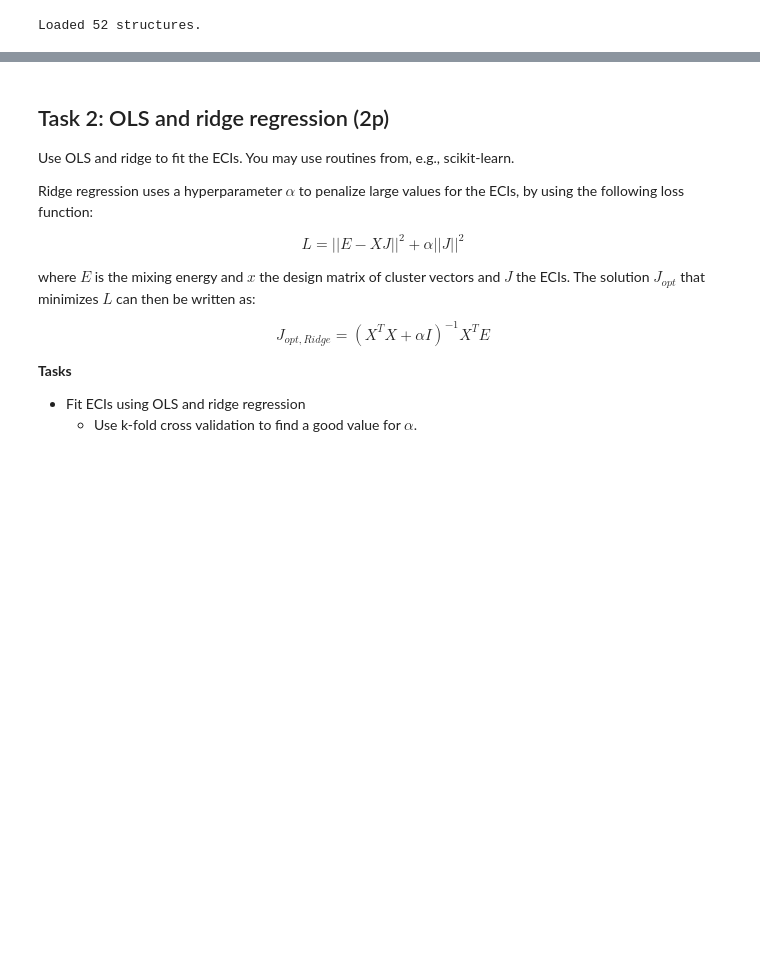
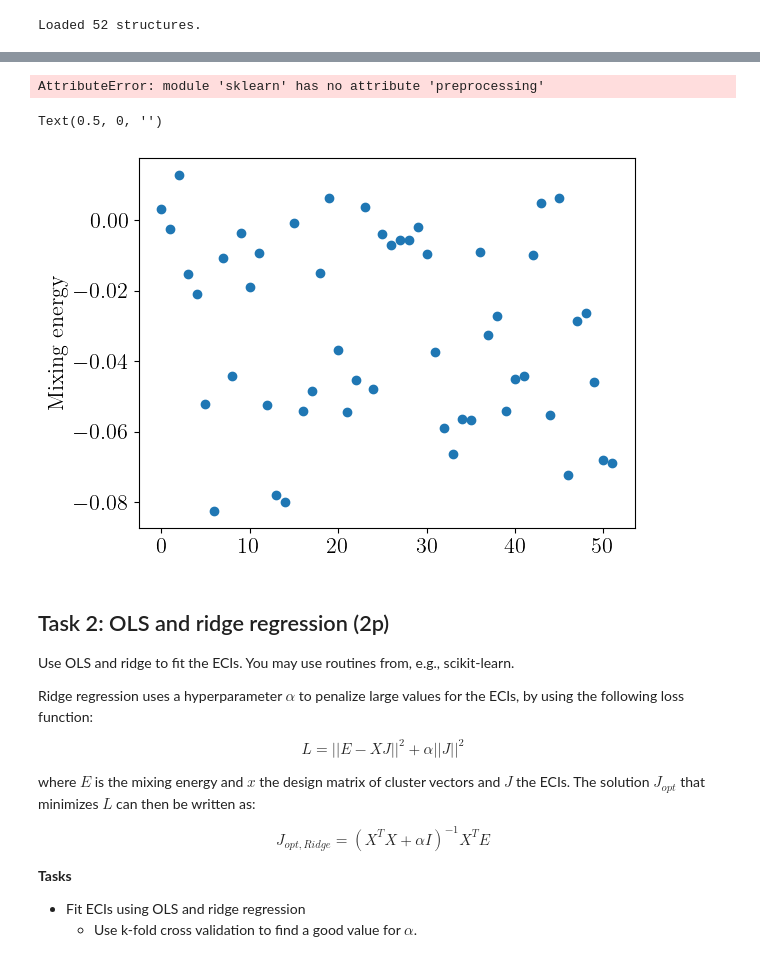
Before and after one commit to j-haralds/Advanced_sim, a Jupyter notebook: project_2a_shared/jonatan_project_2a.ipynb, the cells around one changed output, grey strips where cells are left out. Cells and saved outputs as stored; diff of their text form; code cells hidden in the pictures; blank space fills up the shorter version.

```diff
--- a/project_2a_shared/jonatan_project_2a.ipynb
+++ b/project_2a_shared/jonatan_project_2a.ipynb
@@ -141,5 +143,14 @@ import sklearn
 
 sns.set_context('notebook')
+# %%
+# LaTeX font
+plt.style.use('default')
+plt.rc('text', usetex = True)
+plt.rcParams['mathtext.fontset'] = 'cm'
+plt.rcParams['font.family'] = 'serif'
+plt.rcParams['text.latex.preamble'] = r'\usepackage{amsmath}'
+font_size = 16
+plt.rcParams['font.size'] = font_size
 # %% [markdown]
 ## Task 1: Prepare data (1.5p)
 # %% [markdown]
@@ -188,3 +221,15 @@ Loaded 52 structures.
+# %%
+meta_norm = df_meta - np.mean(df_meta)
+#df_norm =
+# %% [output]
+AttributeError: module 'sklearn' has no attribute 'preprocessing'
+# %%
+plt.plot(mixing_energies,'o')
+plt.ylabel('Mixing energy')
+plt.xlabel('')
+# %% [output]
+Text(0.5, 0, '')
+[figure, added]
 # %% [markdown]
 ## Task 2: OLS and ridge regression (2p)
 
```
Also changed, not shown: parts of 5 cells of this notebook.
